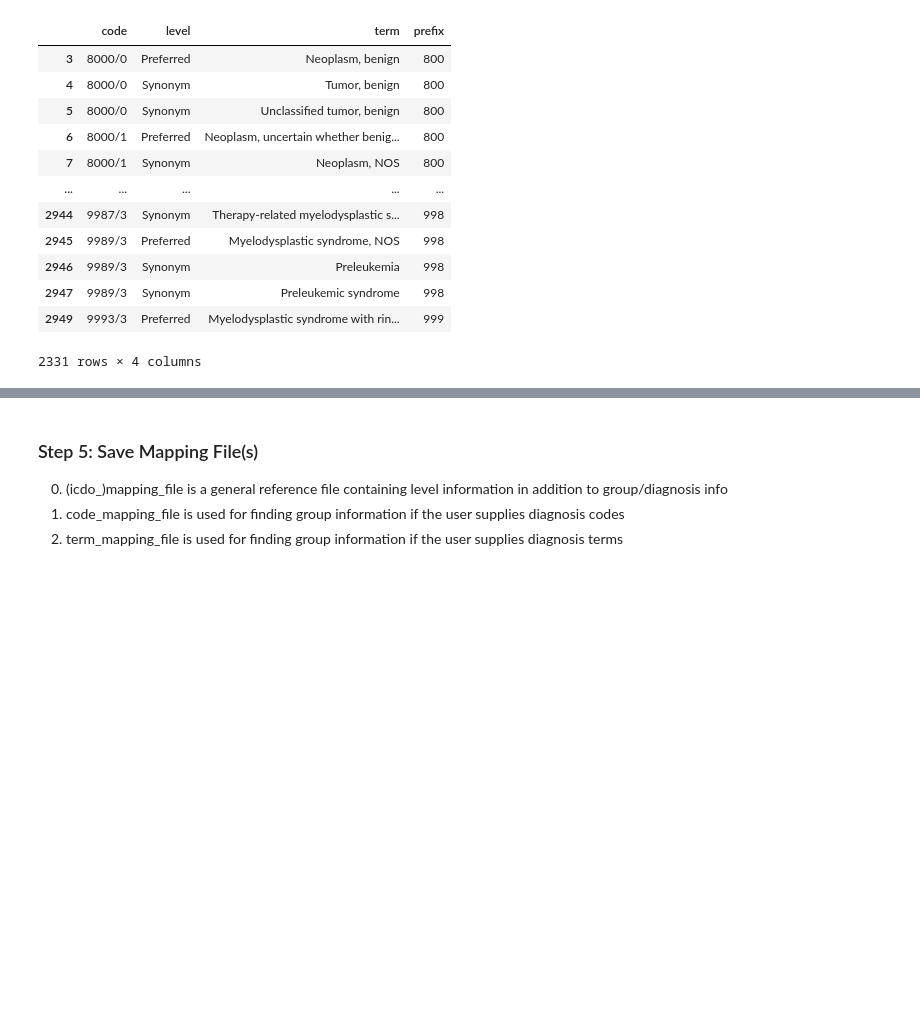
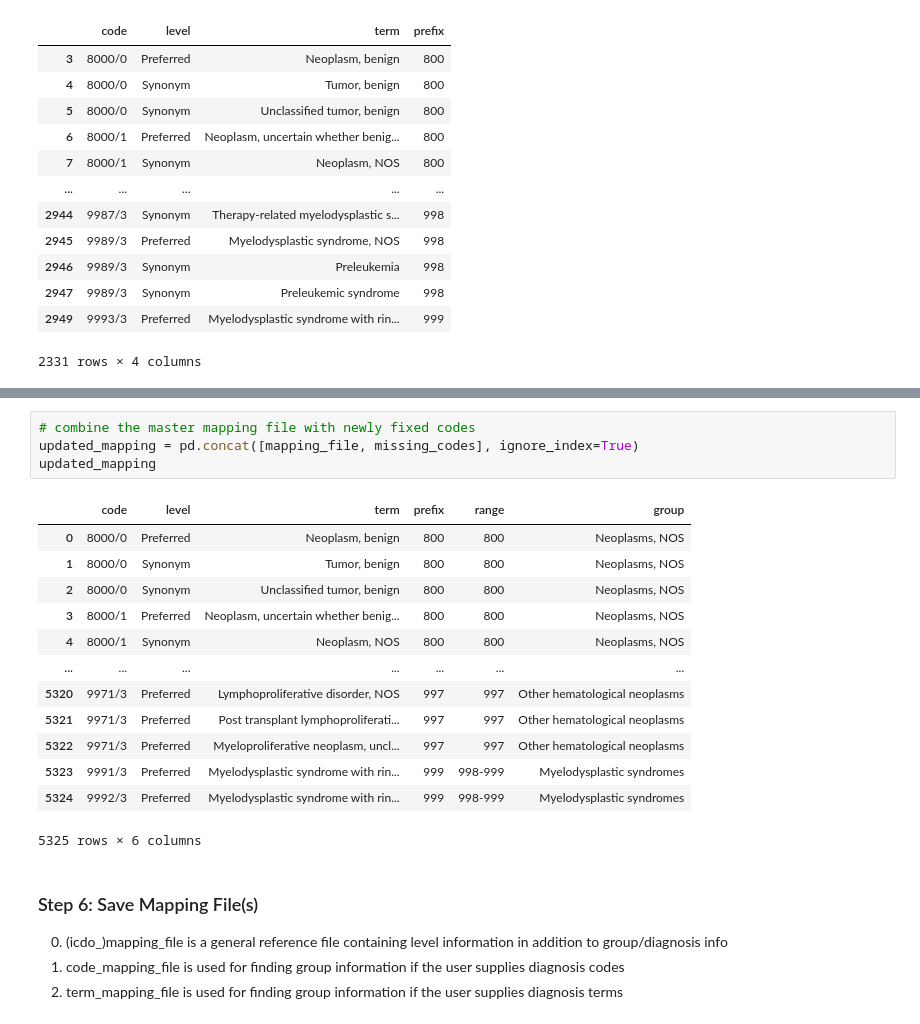
Before and after one commit to Chloe-Thangavelu/ICDO_Diagnosis_Mapper, a Jupyter notebook: notebooks/01_explore_and_build_mapping.ipynb, the cells around one changed output, grey strips where cells are left out. Cells and saved outputs as stored; diff of their text form; blank space fills up the shorter version.

```diff
--- a/notebooks/01_explore_and_build_mapping.ipynb
+++ b/notebooks/01_explore_and_build_mapping.ipynb
@@ -163,5 +262,23 @@ mapping_file = diagnosis_df.merge(
+# %%
+# combine the master mapping file with newly fixed codes
+updated_mapping = pd.concat([mapping_file, missing_codes], ignore_index=True)
+updated_mapping
+# %% [output]
+|  | code | level | term | prefix | range | group |
+| 0 | 8000/0 | Preferred | Neoplasm, benign | 800 | 800 | Neoplasms, NOS |
+| 1 | 8000/0 | Synonym | Tumor, benign | 800 | 800 | Neoplasms, NOS |
+| 2 | 8000/0 | Synonym | Unclassified tumor, benign | 800 | 800 | Neoplasms, NOS |
+| 3 | 8000/1 | Preferred | Neoplasm, uncertain whether benig... | 800 | 800 | Neoplasms, NOS |
+| 4 | 8000/1 | Synonym | Neoplasm, NOS | 800 | 800 | Neoplasms, NOS |
+| ... | ... | ... | ... | ... | ... | ... |
+| 5320 | 9971/3 | Preferred | Lymphoproliferative disorder, NOS | 997 | 997 | Other hematological neoplasms |
+| 5321 | 9971/3 | Preferred | Post transplant lymphoproliferati... | 997 | 997 | Other hematological neoplasms |
+| 5322 | 9971/3 | Preferred | Myeloproliferative neoplasm, uncl... | 997 | 997 | Other hematological neoplasms |
+| 5323 | 9991/3 | Preferred | Myelodysplastic syndrome with rin... | 999 | 998-999 | Myelodysplastic syndromes |
+| 5324 | 9992/3 | Preferred | Myelodysplastic syndrome with rin... | 999 | 998-999 | Myelodysplastic syndromes |
+5325 rows × 6 columns
 # %% [markdown]
-### Step 5: Save Mapping File(s)
+### Step 6: Save Mapping File(s)
 0. (icdo_)mapping_file is a general reference file containing level information in addition to group/diagnosis info
 1. code_mapping_file is used for finding group information if the user supplies diagnosis codes
 2. term_mapping_file is used for finding group information if the user supplies diagnosis terms
```
Also changed, not shown: parts of 14 cells of this notebook, 4 other files.
